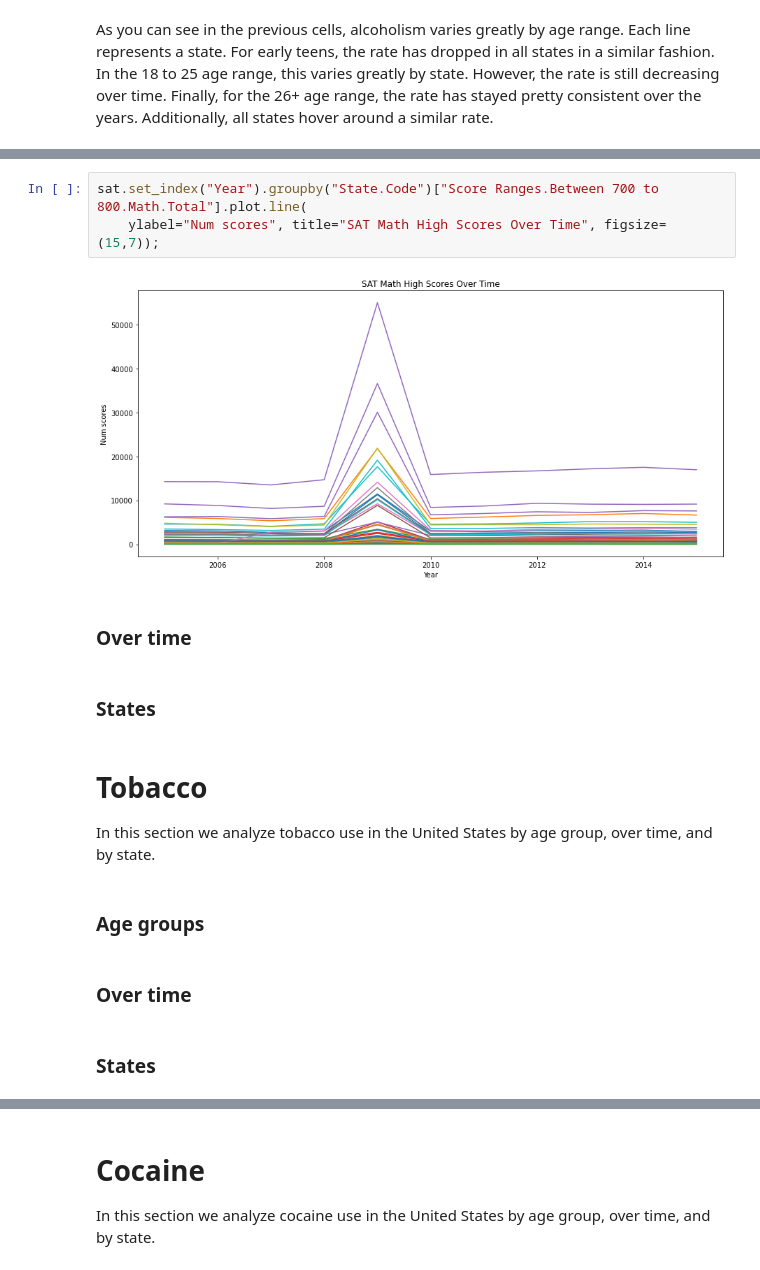
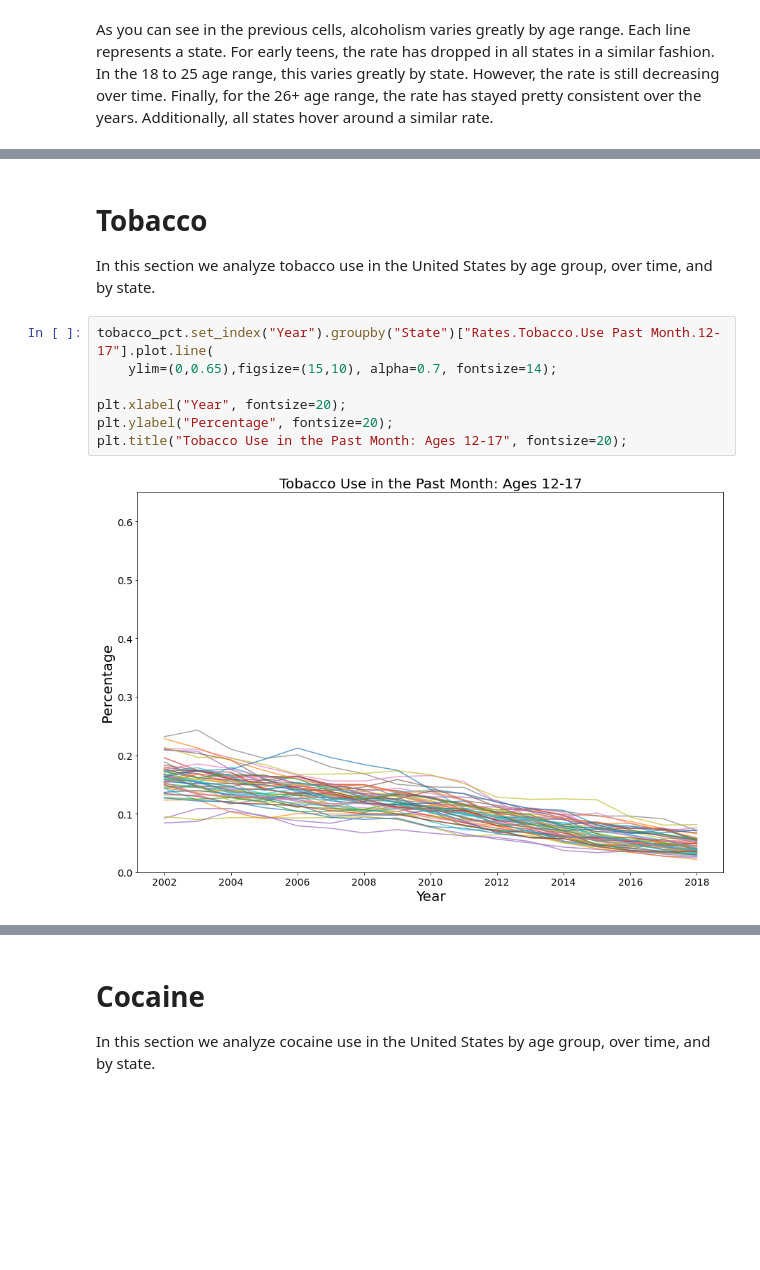
Before and after one commit to jlicht27/jlicht27.github.io, a Jupyter notebook: drugs.ipynb, the cells around one changed output, grey strips where cells are left out. Cells and saved outputs as stored; diff of their text form; blank space fills up the shorter version.

```diff
--- a/drugs.ipynb
+++ b/drugs.ipynb
@@ -141,19 +140,13 @@ crimes.set_index("Year").groupby("State")["Data.Rates.Property.All"].plot.line(
-# %%
-sat.set_index("Year").groupby("State.Code")["Score Ranges.Between 700 to 800.Math.Total"].plot.line(
-    ylabel="Num scores", title="SAT Math High Scores Over Time", figsize=(15,7));
-# %% [output]
-[figure]
-# %% [markdown]
-### Over time
-# %% [markdown]
-### States
 # %% [markdown]
 # Tobacco
 
 In this section we analyze tobacco use in the United States by age group, over time, and by state.
-# %% [markdown]
-### Age groups
-# %% [markdown]
-### Over time
-# %% [markdown]
-### States
+# %%
+tobacco_pct.set_index("Year").groupby("State")["Rates.Tobacco.Use Past Month.12-17"].plot.line(
+    ylim=(0,0.65),figsize=(15,10), alpha=0.7, fontsize=14);
+
+plt.xlabel("Year", fontsize=20);
+plt.ylabel("Percentage", fontsize=20);
+plt.title("Tobacco Use in the Past Month: Ages 12-17", fontsize=20);
+# %% [output]
+[figure, added]
```
Also changed, not shown: parts of 28 cells of this notebook.
